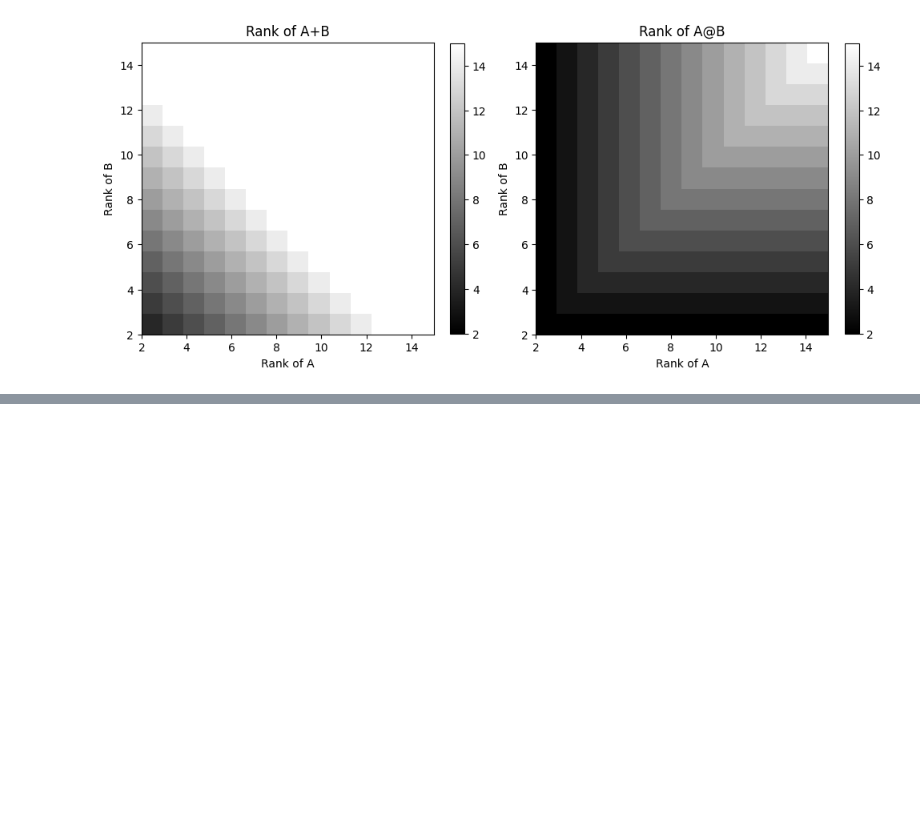
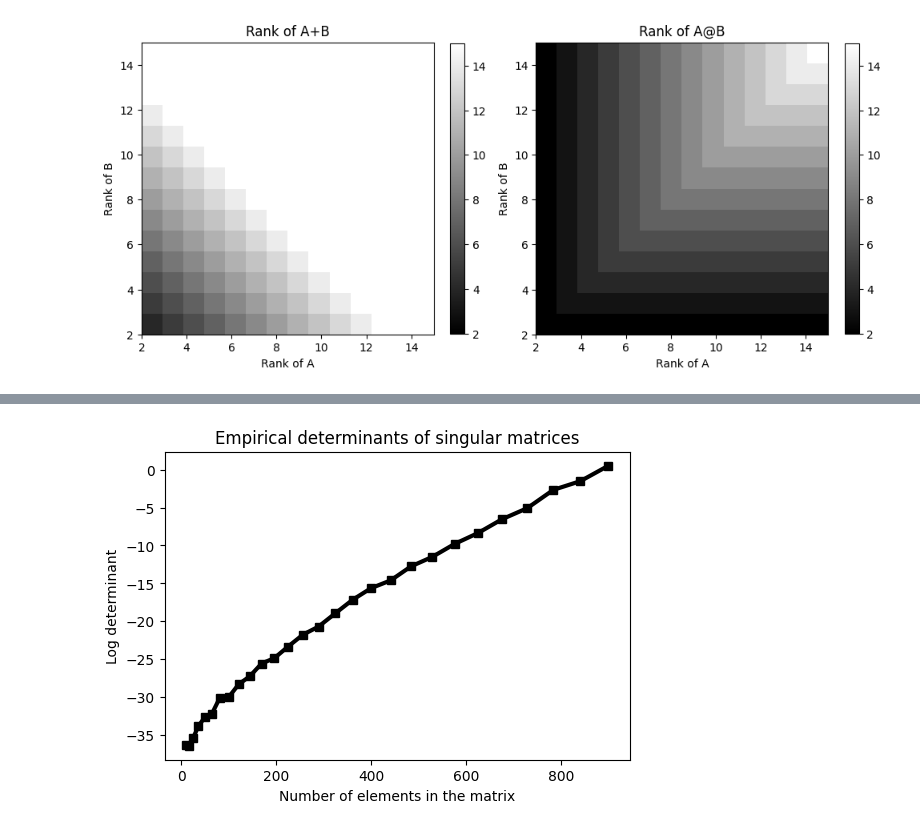
Before and after one commit to paulcarvalho/Linear-Algebra, a Jupyter notebook: matrices.ipynb, the cells around one changed output, grey strips where cells are left out. Saved outputs shown, nothing was run; the diff lists cells and outputs as text; code cells hidden in the pictures; blank space fills up the shorter version.

Commit message:
completed matrix chapters

```diff
--- a/matrices.ipynb
+++ b/matrices.ipynb
@@ -429,3 +429,12 @@ plt.show()
 (5, 5)
 3
 [figure]
+# %%
+# Exercise 6-9
+A = np.random.randn(4,4)
+print(A)
+v = np.random.randn(4,1)
+print(v)
+
+print(np.linalg.matrix_rank(A))
+print(np.linalg.matrix_rank(np.hstack((A,v))))
@@ -431,0 +452,22 @@ plt.show()
+# %%
+# Exercise 6-10
+mat_sizes = np.linspace(3,30,28,dtype="int")
+
+det_out = np.zeros(100*len(mat_sizes)).reshape(100,len(mat_sizes))
+
+for i in range(len(mat_sizes)):
+    for j in range(100):
+        A = np.random.randn(mat_sizes[i], mat_sizes[i])
+        A[:,mat_sizes[i]-1] = A[:,mat_sizes[i]-2]*2
+        det_out[j,i] = np.abs(np.linalg.det(A))
+
+det_avgs = np.mean(det_out, axis=0)
+
+plt.figure(figsize=(6,4))
+plt.plot(mat_sizes**2,np.log(np.mean(det_out,axis=0)),'ks-',linewidth=3)
+plt.xlabel('Number of elements in the matrix')
+plt.ylabel('Log determinant')
+plt.title('Empirical determinants of singular matrices')
+plt.show()
+# %% [output]
+[figure, added]
```
Also changed, not shown: parts of 1 cell of this notebook.
